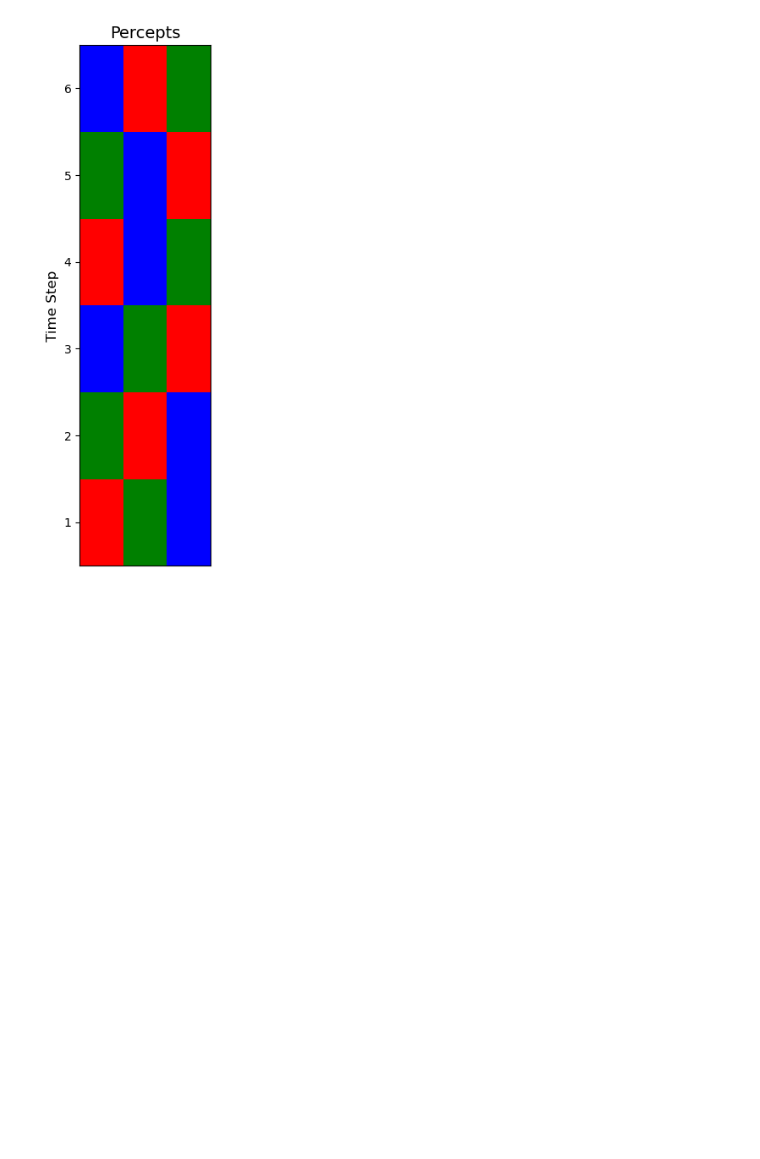
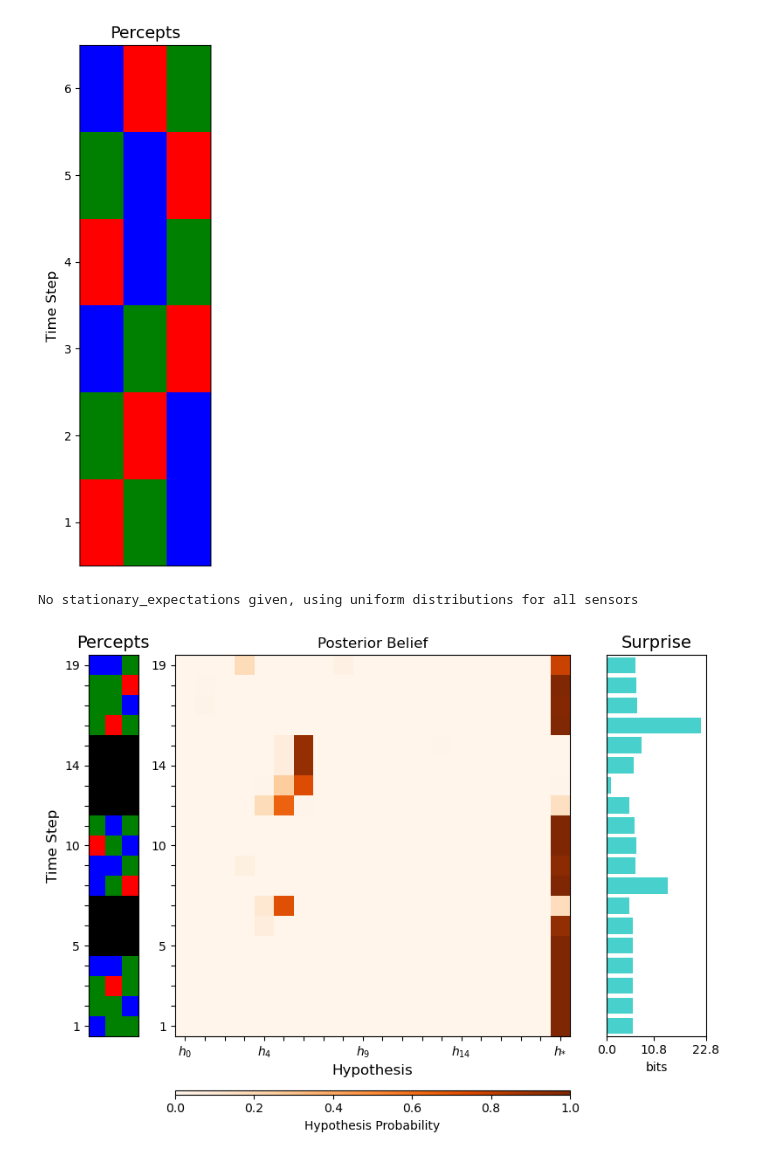
Before and after one commit to AntiPhoton47/projective_simulation, a Jupyter notebook: nbs/lib_nbs/methods/03_visualizations.ipynb, the cells around one changed output. Cells and saved outputs as stored; diff of their text form; code cells hidden in the pictures; blank space fills up the shorter version.

Commit message:
tick overide for surprise in performance plots

```diff
--- a/nbs/lib_nbs/methods/03_visualizations.ipynb
+++ b/nbs/lib_nbs/methods/03_visualizations.ipynb
@@ -352,6 +352,8 @@ def plot_surprise_bar(
         ax.set_yticks(yticks)
         if ytick_labels is not None:
             ax.set_yticklabels(ytick_labels, fontsize=kwargs.get('tick_fontsize',10))
+    if 'ytick_overide' in kwargs:
+        ax.set_yticklabels(kwargs.get('ytick_overide'))
     ax.set_xlabel(kwargs.get('xlabel',"bits"))
 
     # Set xticks: 0, center, max+margin (including stationary_entropy if given)
@@ -385,6 +387,7 @@ def memory_filter_performance(memory_data: dict[str,Any],
                              heatmap_kwargs: dict[str,Any] = {},
                              surprise_kwargs: dict[str,Any] = {},
                              **kwargs):
+
     T = np.shape(observed_percepts)[0]
     fig = plt.figure(figsize=(8, 6))
     nrows, ncols = 2, 3
@@ -426,6 +429,15 @@ def memory_filter_performance(memory_data: dict[str,Any],
     )
 
     # Right Plot (Surprise)
+    yticks = surprise_kwargs.get("yticks", None)
+    ytick_labels = surprise_kwargs.get("ytick_labels", None)
+    ytick_overide = surprise_kwargs.get("ytick_overide", False)
+    if "yticks" in surprise_kwargs:
+        del surprise_kwargs["yticks"]
+    if "ytick_labels" in surprise_kwargs:
+        del surprise_kwargs["ytick_labels"]
+    if "ytick_overide" in surprise_kwargs:
+        del surprise_kwargs["ytick_overide"]
     plot_surprise_bar(
         memory_data["surprise"],
         T,
@@ -434,11 +446,28 @@ def memory_filter_performance(memory_data: dict[str,Any],
         predictive_entropy=predictive_entropy,
         bar_colors=bar_colors,
         stacked=stacked,
+        yticks=yticks,
+        ytick_labels=ytick_labels,
         barh_kwargs=surprise_kwargs
     )
+    if ytick_overide:
+        axes_array[0,2].set_yticks([])
 
     # Colorbar axis below the middle plot
     cax = fig.add_subplot(gs[1, 1])
     cbar = fig.colorbar(im, cax=cax, orientation='horizontal', shrink=0.3, label="Hypothesis Probability")
     cbar.ax.xaxis.set_label_position('bottom')
     plt.tight_layout()
+# %%
+from projective_simulation.ECMs.state_estimators import Associative_Memory
+from projective_simulation.envs.factorized_POMDPs import List_Sequencer
+
+percept_sequence = List_Sequencer(item_category_size=3,item_size=3,series_length=4, num_series = 3).percept_sequence
+trace_network = Associative_Memory(memory_capacity=len(percept_sequence),memory_bias=0.001,fading_rate=0.005,surprise_factor=0.95,consolidation_rate=0.1,reassociation_rate=0.15,reencoding_rate=0.15, category_sizes=[4]*3)
+trace_network.prepare_data_storage(data_record=["all"], record_until=len(percept_sequence))
+for t in range(len(percept_sequence)):
+    trace_network.sample(percept_sequence[t])
+memory_filter_performance(trace_network.data_dic, percept_sequence, colormap = ['black', 'green', 'blue', 'red'], surprise_kwargs={"ytick_overide":True})
+# %% [output]
+No stationary_expectations given, using uniform distributions for all sensors
+[figure, added]
```
Also changed, not shown: parts of 1 cell of this notebook, 1 other file.
